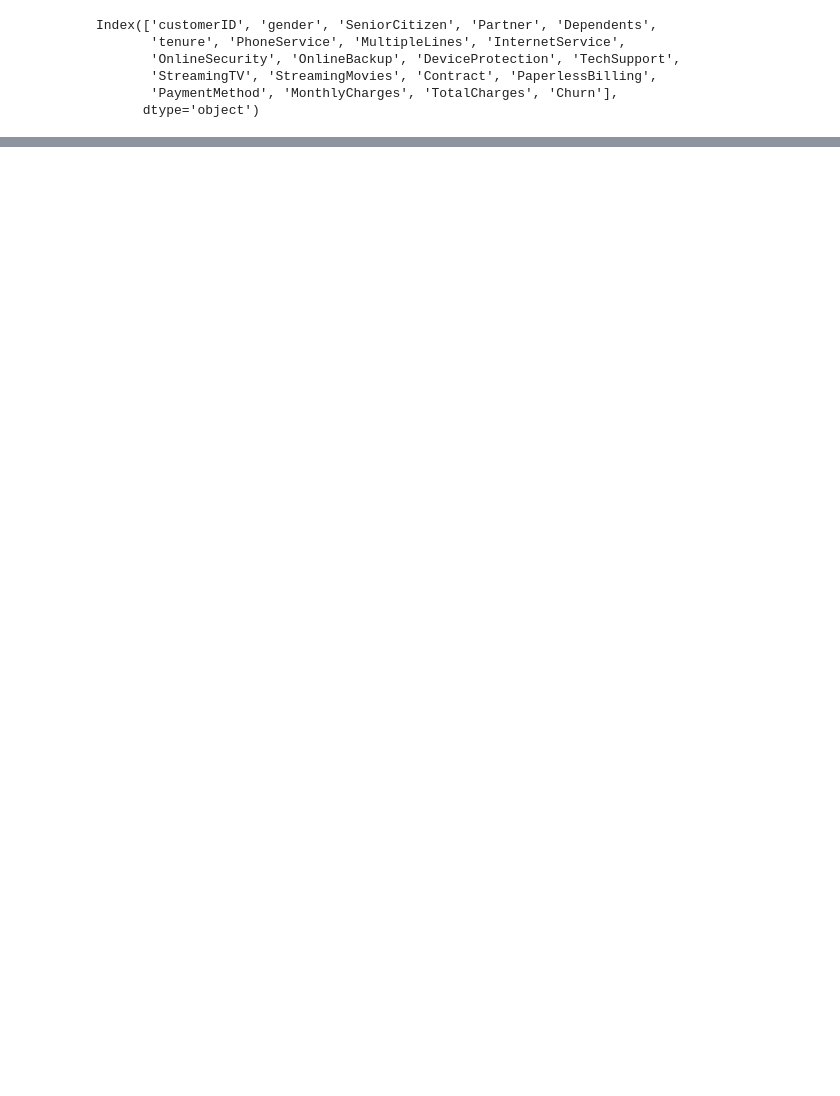
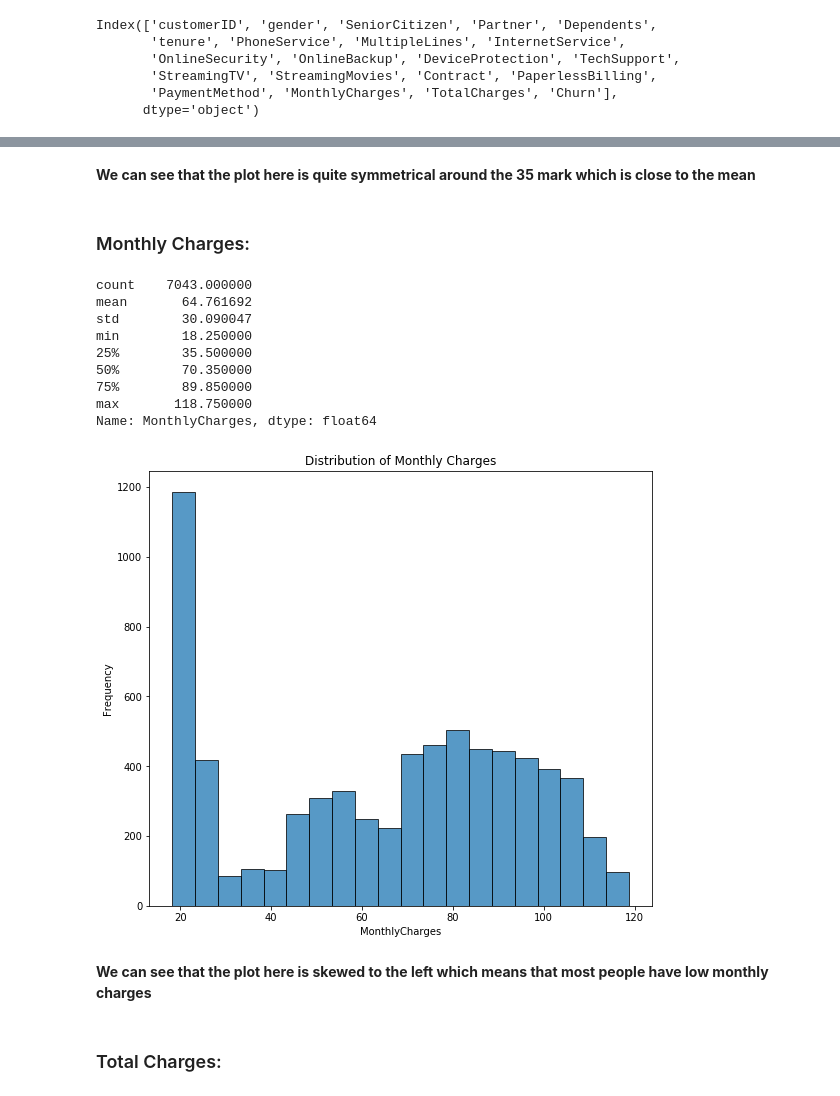
Before and after one commit to sami2310/Datascience-in-Practice, a Jupyter notebook: HW1/Data Exploration.ipynb, the cells around one changed output, grey strips where cells are left out. Saved outputs shown, nothing was run; the diff lists cells and outputs as text; code cells hidden in the pictures; blank space fills up the shorter version.

```diff
--- a/HW1/Data Exploration.ipynb
+++ b/HW1/Data Exploration.ipynb
@@ -46,0 +115,26 @@ Multivariate Analysis:
+# %% [markdown]
+**We can see that the plot here is quite symmetrical around the 35 mark which is close to the mean**
+# %% [markdown]
+### Monthly Charges:
+# %%
+print(data['MonthlyCharges'].describe())
+plt.figure(figsize=(9, 8))
+plt.hist(data['MonthlyCharges'], bins=20, alpha=0.75, edgecolor='black')
+plt.title('Distribution of Monthly Charges')
+plt.ylabel('Frequency')
+plt.xlabel('MonthlyCharges')
+# %% [output]
+count    7043.000000
+mean       64.761692
+std        30.090047
+min        18.250000
+25%        35.500000
+50%        70.350000
+75%        89.850000
+max       118.750000
+Name: MonthlyCharges, dtype: float64
+[figure, added]
+# %% [markdown]
+**We can see that the plot here is skewed to the left which means that most people have low monthly charges**
+# %% [markdown]
+### Total Charges:
```
Also changed, not shown: parts of 29 cells of this notebook.
